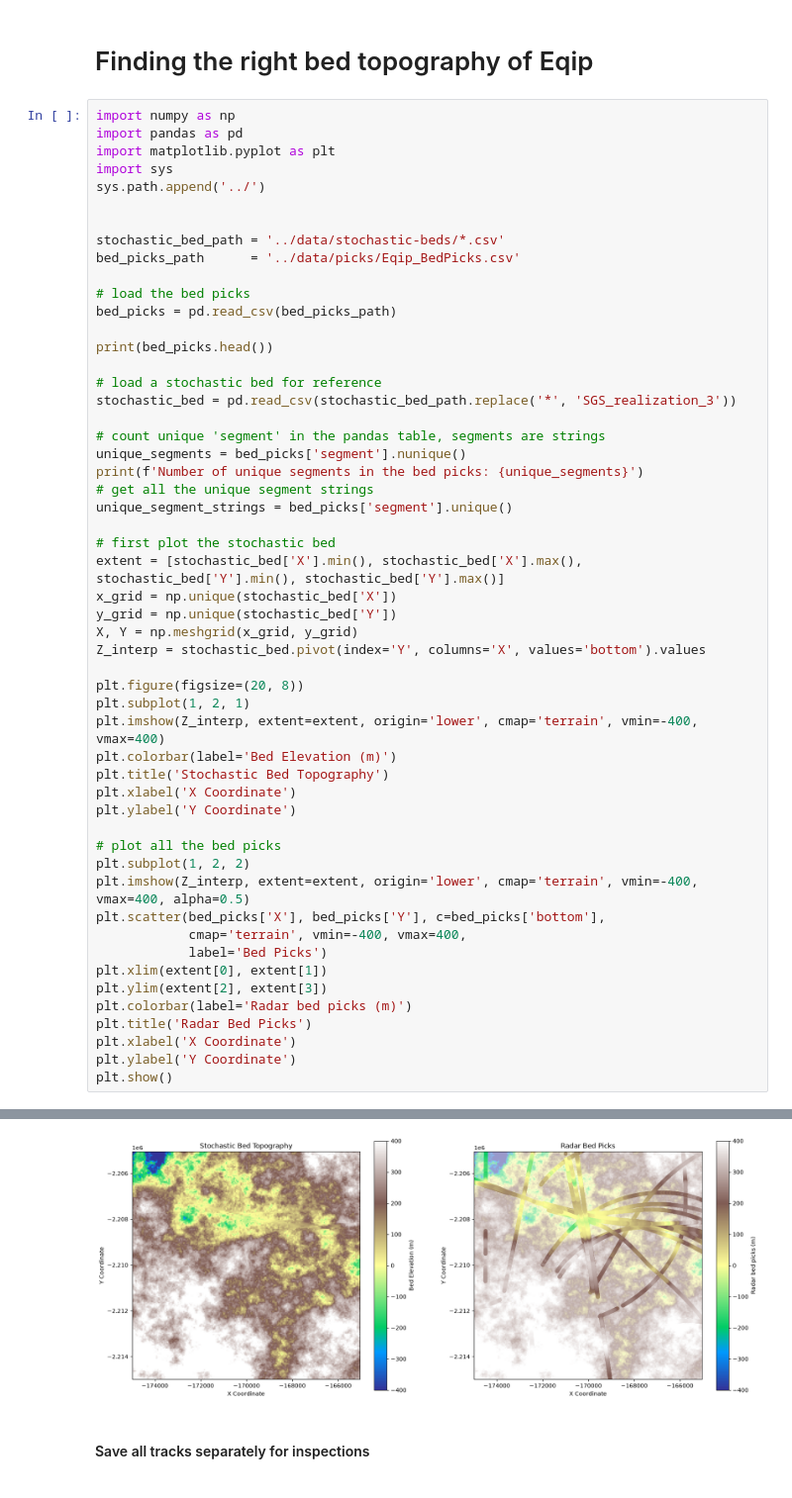
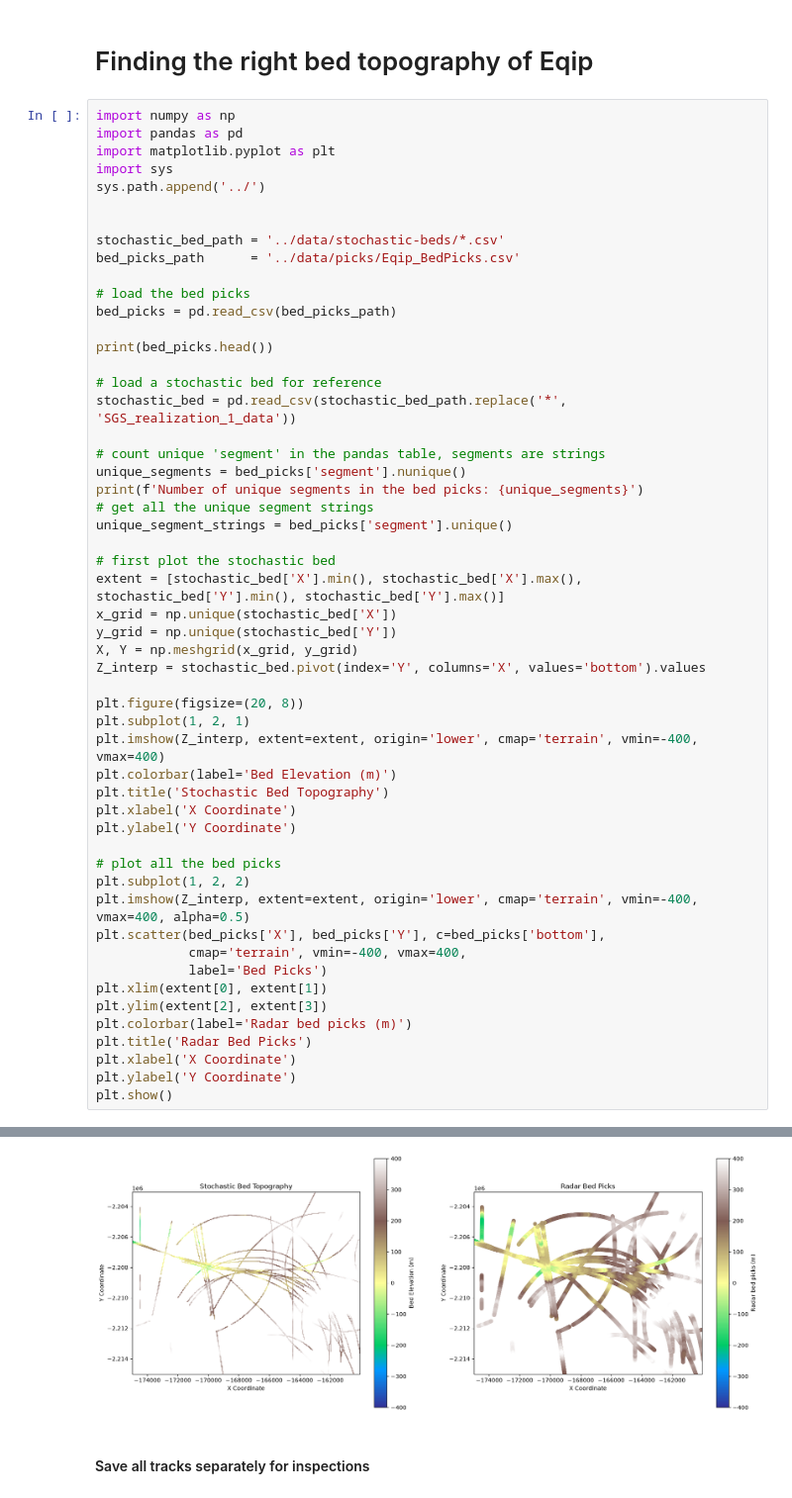
Before and after one commit to alastairyang/invert-basal-ice, a Jupyter notebook: notebook/bedTopographyEqip.ipynb, the cells around one changed output, grey strips where cells are left out. Shown at 99% size. Saved outputs shown, nothing was run; the diff lists cells and outputs as text.

```diff
--- a/notebook/bedTopographyEqip.ipynb
+++ b/notebook/bedTopographyEqip.ipynb
@@ -17,7 +17,7 @@ bed_picks = pd.read_csv(bed_picks_path)
 print(bed_picks.head())
 
 # load a stochastic bed for reference
-stochastic_bed = pd.read_csv(stochastic_bed_path.replace('*', 'SGS_realization_3'))
+stochastic_bed = pd.read_csv(stochastic_bed_path.replace('*', 'SGS_realization_1_data'))
 
 # count unique 'segment' in the pandas table, segments are strings
 unique_segments = bed_picks['segment'].nunique()
@@ -44,34 +44,34 @@ plt.ylabel('Y Coordinate')
 plt.subplot(1, 2, 2)
 plt.imshow(Z_interp, extent=extent, origin='lower', cmap='terrain', vmin=-400, vmax=400, alpha=0.5)
 plt.scatter(bed_picks['X'], bed_picks['Y'], c=bed_picks['bottom'],
             cmap='terrain', vmin=-400, vmax=400,
             label='Bed Picks')
 plt.xlim(extent[0], extent[1])
 plt.ylim(extent[2], extent[3])
 plt.colorbar(label='Radar bed picks (m)')
 plt.title('Radar Bed Picks')
 plt.xlabel('X Coordinate')
 plt.ylabel('Y Coordinate')
 plt.show()
 # %% [output]
                X             Y        lat        lon             season  \
 0 -184567.090892 -2.228222e+06  69.571554 -49.735089  2008_Greenland_TO
 1 -184567.341771 -2.228192e+06  69.571822 -49.735159  2008_Greenland_TO
 2 -184567.640690 -2.228162e+06  69.572089 -49.735230  2008_Greenland_TO
 3 -184567.930314 -2.228132e+06  69.572357 -49.735301  2008_Greenland_TO
 4 -184568.258754 -2.228102e+06  69.572625 -49.735373  2008_Greenland_TO
 
        segment  frm    utc_date  utc_time      gps_time        Dist      elev  \
 0  20080710_05   11  2008/07/10  19:26:54  1.215718e+09    0.000000  1759.546
 1  20080710_05   11  2008/07/10  19:26:54  1.215718e+09   30.062641  1759.406
 2  20080710_05   11  2008/07/10  19:26:55  1.215718e+09   60.017592  1759.284
 3  20080710_05   11  2008/07/10  19:26:55  1.215718e+09   90.083748  1759.186
 ... (5 lines left out)
 2   959.33  321.73  216.14  957.471741  319.871741  214.281741
 3   959.24  325.15  201.96  957.336243  323.246243  200.056243
 4   959.16  328.60  162.47  957.218323  326.658323  160.528323
 Number of unique segments in the bed picks: 34
-[figure, old version]
+[figure, new version]
 # %% [markdown]
 #### Save all tracks separately for inspections
 # %%
```
Also changed, not shown: parts of 2 cells of this notebook, 40 other files.
